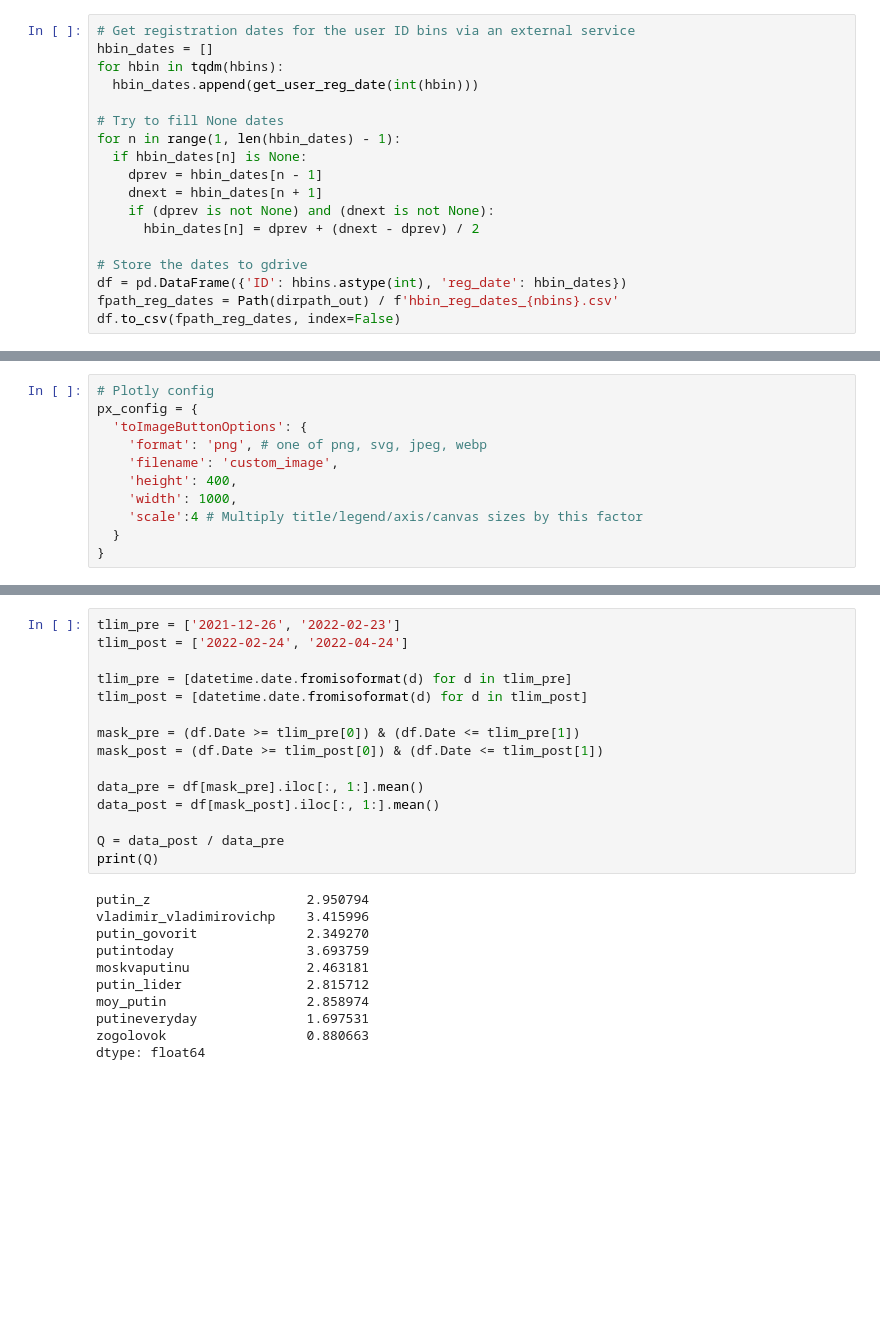
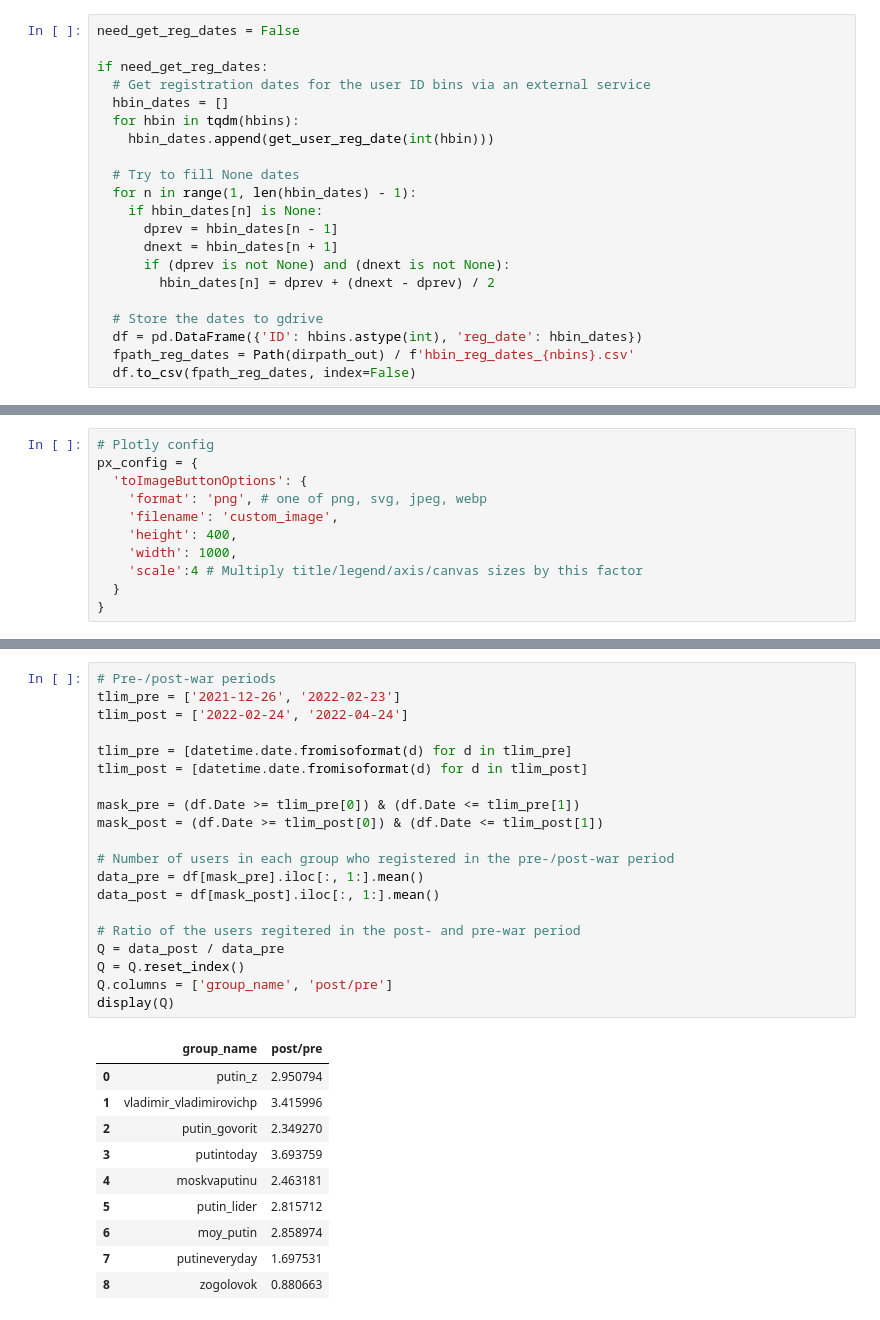
Before and after one commit to Newborn1937/zdetect, a Jupyter notebook: vk_group_members_2.ipynb, the cells around one changed output, grey strips where cells are left out. Saved outputs shown, nothing was run; the diff lists cells and outputs as text; blank space fills up the shorter version.

Commit message:
Don't re-request members and registration dates from vk by default

```diff
--- a/vk_group_members_2.ipynb
+++ b/vk_group_members_2.ipynb
@@ -218,21 +228,24 @@ for group_id in group_idx:
 # %%
-# Get registration dates for the user ID bins via an external service
-hbin_dates = []
-for hbin in tqdm(hbins):
-  hbin_dates.append(get_user_reg_date(int(hbin)))
+need_get_reg_dates = False
 
-# Try to fill None dates
-for n in range(1, len(hbin_dates) - 1):
-  if hbin_dates[n] is None:
-    dprev = hbin_dates[n - 1]
-    dnext = hbin_dates[n + 1]
-    if (dprev is not None) and (dnext is not None):
-      hbin_dates[n] = dprev + (dnext - dprev) / 2
+if need_get_reg_dates:
+  # Get registration dates for the user ID bins via an external service
+  hbin_dates = []
+  for hbin in tqdm(hbins):
+    hbin_dates.append(get_user_reg_date(int(hbin)))
 
-# Store the dates to gdrive
-df = pd.DataFrame({'ID': hbins.astype(int), 'reg_date': hbin_dates})
-fpath_reg_dates = Path(dirpath_out) / f'hbin_reg_dates_{nbins}.csv'
-df.to_csv(fpath_reg_dates, index=False)
+  # Try to fill None dates
+  for n in range(1, len(hbin_dates) - 1):
+    if hbin_dates[n] is None:
+      dprev = hbin_dates[n - 1]
+      dnext = hbin_dates[n + 1]
+      if (dprev is not None) and (dnext is not None):
+        hbin_dates[n] = dprev + (dnext - dprev) / 2
+
+  # Store the dates to gdrive
+  df = pd.DataFrame({'ID': hbins.astype(int), 'reg_date': hbin_dates})
+  fpath_reg_dates = Path(dirpath_out) / f'hbin_reg_dates_{nbins}.csv'
+  df.to_csv(fpath_reg_dates, index=False)
 # %%
 # Load registration dates for the user ID bins from gdrive
 fpath_reg_dates = Path(dirpath_out) / f'hbin_reg_dates_{nbins}.csv'
@@ -315,28 +328,33 @@ fig.show(config=px_config)
 # %% [output]
 [interactive output not drawn]
 # %%
+# Pre-/post-war periods
 tlim_pre = ['2021-12-26', '2022-02-23']
 tlim_post = ['2022-02-24', '2022-04-24']
 
 tlim_pre = [datetime.date.fromisoformat(d) for d in tlim_pre]
 tlim_post = [datetime.date.fromisoformat(d) for d in tlim_post]
 
 mask_pre = (df.Date >= tlim_pre[0]) & (df.Date <= tlim_pre[1])
 mask_post = (df.Date >= tlim_post[0]) & (df.Date <= tlim_post[1])
 
+# Number of users in each group who registered in the pre-/post-war period
 data_pre = df[mask_pre].iloc[:, 1:].mean()
 data_post = df[mask_post].iloc[:, 1:].mean()
 
+# Ratio of the users regitered in the post- and pre-war period
 Q = data_post / data_pre
-print(Q)
+Q = Q.reset_index()
+Q.columns = ['group_name', 'post/pre']
+display(Q)
 # %% [output]
-putin_z                    2.950794
-vladimir_vladimirovichp    3.415996
-putin_govorit              2.349270
-putintoday                 3.693759
-moskvaputinu               2.463181
-putin_lider                2.815712
-moy_putin                  2.858974
-putineveryday              1.697531
-zogolovok                  0.880663
-dtype: float64
+|  | group_name | post/pre |
+| 0 | putin_z | 2.950794 |
+| 1 | vladimir_vladimirovichp | 3.415996 |
+| 2 | putin_govorit | 2.349270 |
+| 3 | putintoday | 3.693759 |
+| 4 | moskvaputinu | 2.463181 |
+| 5 | putin_lider | 2.815712 |
+| 6 | moy_putin | 2.858974 |
+| 7 | putineveryday | 1.697531 |
+| 8 | zogolovok | 0.880663 |
```
Also changed, not shown: parts of 5 cells of this notebook.
